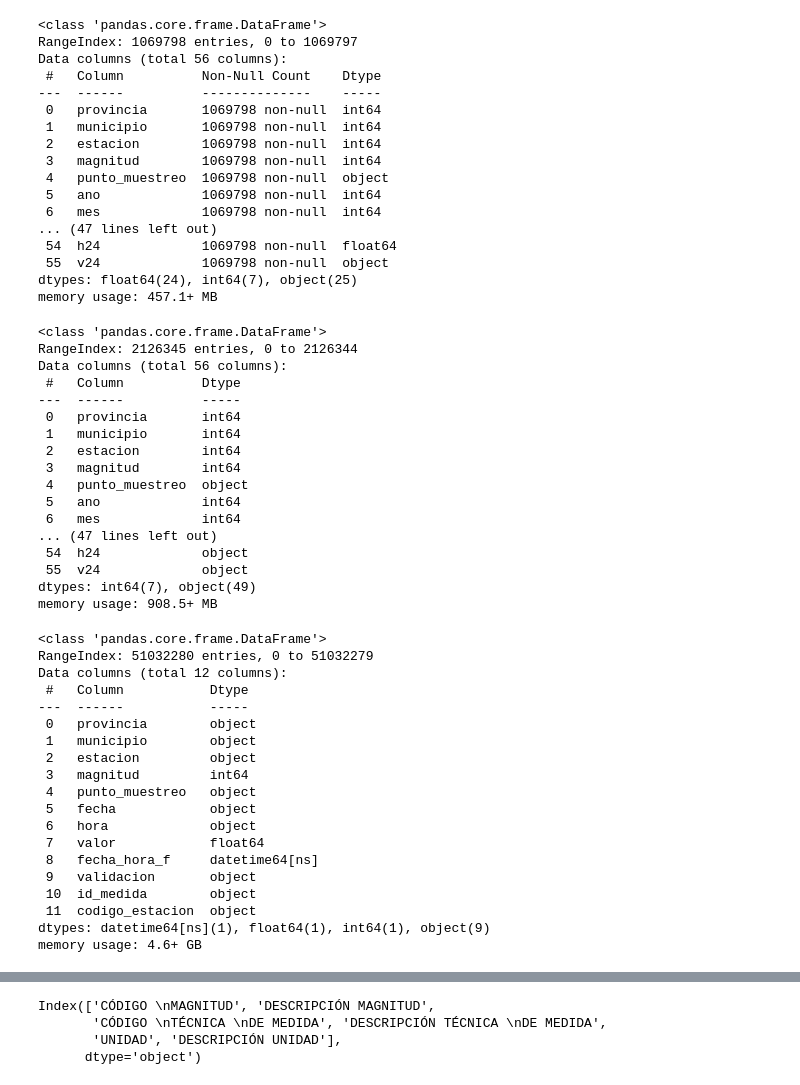
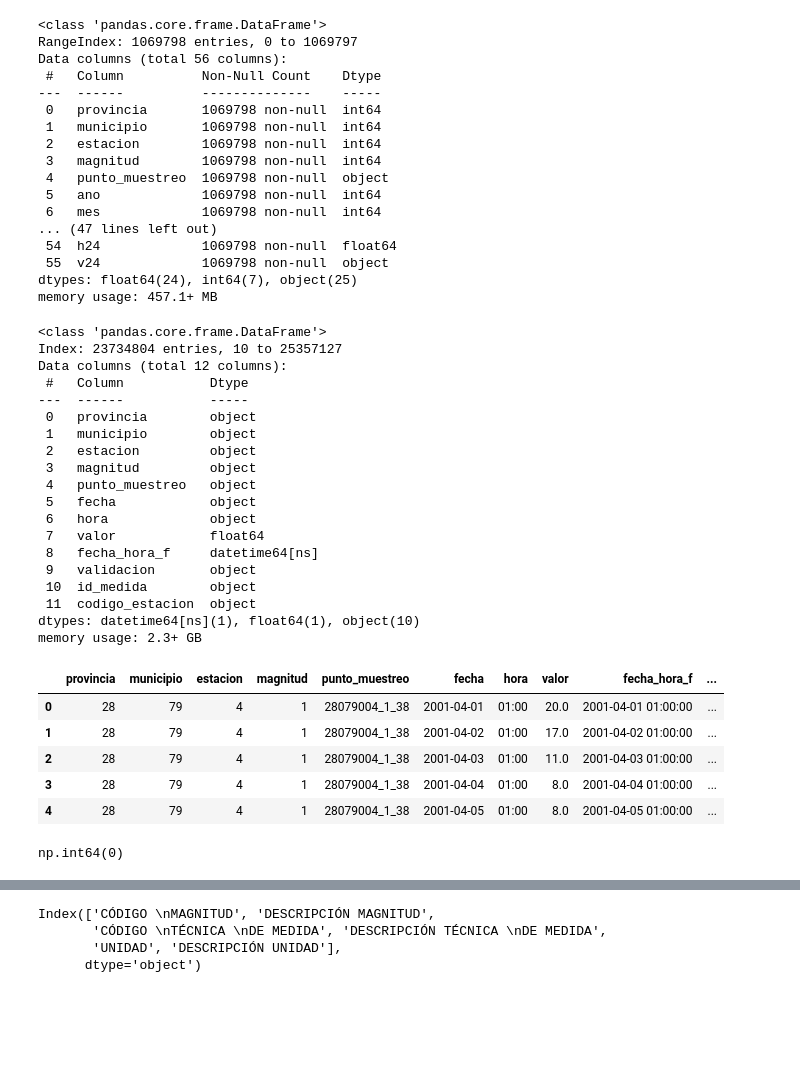
Before and after one commit to MartaM1206/proyecto_final, a Jupyter notebook: notebooks/transform.ipynb, the cells around one changed output, grey strips where cells are left out. Drawn from its saved outputs; the diff is of its cells as text; code cells hidden in the pictures; blank space fills up the shorter version.

```diff
--- a/notebooks/transform.ipynb
+++ b/notebooks/transform.ipynb
@@ -33,7 +33,7 @@ def formato_df(df):
     Formatea un DataFrame con datos de calidad del aire, asegurando un formato homogéneo y estructurado.
 
     Pasos realizados:
-    1. Convierte las columnas "provincia", "municipio", "estacion", "ano", "mes" y "dia" a tipo string.
+    1. Convierte las columnas "provincia", "municipio", "estacion", "magnitud", "ano", "mes" y "dia" a tipo string.
     2. Rellena los valores de mes y día para que tengan siempre dos dígitos.
     3. Crea una nueva columna "fecha" combinando año, mes y día.
     4. Une las columnas de hora y validación mediante la función `combinar_h_v()`.
@@ -46,6 +46,7 @@ def formato_df(df):
     11. Convierte la columna "valor" a tipo float para realizar operaciones numéricas.
     12. Crea un identificador único "id_medida" para cada observación.
     13. Une "provincia", "municipio" y "estacion" en "codigo_estacion" con formato estandarizado.
+    14. Elimina las filas con valores nulos.
 
     Args:
         df : pd.DataFrame
@@ -55,8 +56,8 @@ def formato_df(df):
         pd.DataFrame
             DataFrame formateado con la estructura correcta.
     """
-    # Pasamos las columnas de "provincia", "municipio" y "estacion" a str porque no vamos a operar con esos números
-    df[["provincia", "municipio", "estacion"]] = df[["provincia", "municipio", "estacion"]].astype(str)
+    # Pasamos las columnas de "provincia", "municipio", "estacion" y "magnitud" a str porque no vamos a operar con esos números
+    df[["provincia", "municipio", "estacion", "magnitud"]] = df[["provincia", "municipio", "estacion", "magnitud"]].astype(str)
     # Nos aseguramos de que las columnas de fecha sean str
     df[["ano", "mes", "dia"]] = df[["ano", "mes", "dia"]].astype(str)
 
@@ -104,12 +105,12 @@ def formato_df(df):
     df["codigo_estacion"] = df["provincia"].astype(str).str.zfill(2) + \
                             df["municipio"].astype(str).str.zfill(3) + \
                             df["estacion"].astype(str).str.zfill(3)
-
+    df = df.dropna()
     return df
 # %%
 def unir_archivos(carpeta_entrada, patron_nombre, carpeta_salida, nombre_salida):
     """
-    Une los archivos de una carpera según el nombre dado y los guarda como un único csv en la carpeta de salida
+    Une los archivos de una carpera según el nombre dado y los guarda como un único parquet en la carpeta de salida
 
     Parámetros:
         carpeta_entrada (str): ruta de la carpeta donde se encuentran los archivos que queremos unir.
@@ -126,7 +127,7 @@ def unir_archivos(carpeta_entrada, patron_nombre, carpeta_salida, nombre_salida)
     print (archivos)
     df_unido = pd.concat(df_lista, ignore_index=True)
     df_unido.to_parquet(f"{carpeta_salida}/{nombre_salida}.parquet", index=False)
-    print(f"archivo {nombre_salida}.csv creado en {carpeta_salida}")
+    print(f"archivo {nombre_salida}.parquet creado en {carpeta_salida}")
     return df_unido
 # %%
 # unimos csv de la Comunidad de Madrid en uno solo
@@ -207,41 +208,26 @@ Data columns (total 56 columns):
  55  v24             1069798 non-null  object
 dtypes: float64(24), int64(7), object(25)
 memory usage: 457.1+ MB
+# %%
+if df_cmadrid.columns.equals(df_madrid.columns):
+    df_medidas_cmadrid = formato_df(df_cmadrid)
+    df_medidas_madrid = formato_df(df_madrid)
 # %%
-if df_madrid.columns.equals(df_cmadrid.columns):
-    df_medidas = pd.concat([df_madrid, df_cmadrid], ignore_index=True)
-    df_medidas.info()
+#if df_madrid.columns.equals(df_cmadrid.columns):
+    #df_medidas = pd.concat([df_madrid, df_cmadrid], ignore_index=True)
+    #df_medidas.info()
-# %% [output]
-<class 'pandas.core.frame.DataFrame'>
-RangeIndex: 2126345 entries, 0 to 2126344
-Data columns (total 56 columns):
- #   Column          Dtype
----  ------          -----
- 0   provincia       int64
- 1   municipio       int64
- 2   estacion        int64
- 3   magnitud        int64
- 4   punto_muestreo  object
- 5   ano             int64
- 6   mes             int64
-... (47 lines left out)
- 54  h24             object
- 55  v24             object
-dtypes: int64(7), object(49)
-memory usage: 908.5+ MB
 # %%
-df_medidas = formato_df(df_medidas)
-df_medidas.info()
+df_medidas_cmadrid.info()
 # %% [output]
 <class 'pandas.core.frame.DataFrame'>
-RangeIndex: 51032280 entries, 0 to 51032279
+Index: 23734804 entries, 10 to 25357127
 Data columns (total 12 columns):
  #   Column           Dtype
 ---  ------           -----
  0   provincia        object
  1   municipio        object
  2   estacion         object
- 3   magnitud         int64
+ 3   magnitud         object
  4   punto_muestreo   object
  5   fecha            object
  6   hora             object
@@ -250,5 +236,18 @@ Data columns (total 12 columns):
  9   validacion       object
  10  id_medida        object
  11  codigo_estacion  object
-dtypes: datetime64[ns](1), float64(1), int64(1), object(9)
-memory usage: 4.6+ GB
+dtypes: datetime64[ns](1), float64(1), object(10)
+memory usage: 2.3+ GB
+# %%
+df_medidas_madrid.head()
+# %% [output]
+|  | provincia | municipio | estacion | magnitud | punto_muestreo | fecha | hora | valor | fecha_hora_f | ... |
+| 0 | 28 | 79 | 4 | 1 | 28079004_1_38 | 2001-04-01 | 01:00 | 20.0 | 2001-04-01 01:00:00 | ... |
+| 1 | 28 | 79 | 4 | 1 | 28079004_1_38 | 2001-04-02 | 01:00 | 17.0 | 2001-04-02 01:00:00 | ... |
+| 2 | 28 | 79 | 4 | 1 | 28079004_1_38 | 2001-04-03 | 01:00 | 11.0 | 2001-04-03 01:00:00 | ... |
+| 3 | 28 | 79 | 4 | 1 | 28079004_1_38 | 2001-04-04 | 01:00 | 8.0 | 2001-04-04 01:00:00 | ... |
+| 4 | 28 | 79 | 4 | 1 | 28079004_1_38 | 2001-04-05 | 01:00 | 8.0 | 2001-04-05 01:00:00 | ... |
+# %%
+df_medidas_madrid["valor"].isnull().sum()
+# %% [output]
+np.int64(0)
```
Also changed, not shown: parts of 7 cells of this notebook, 7 other files.
